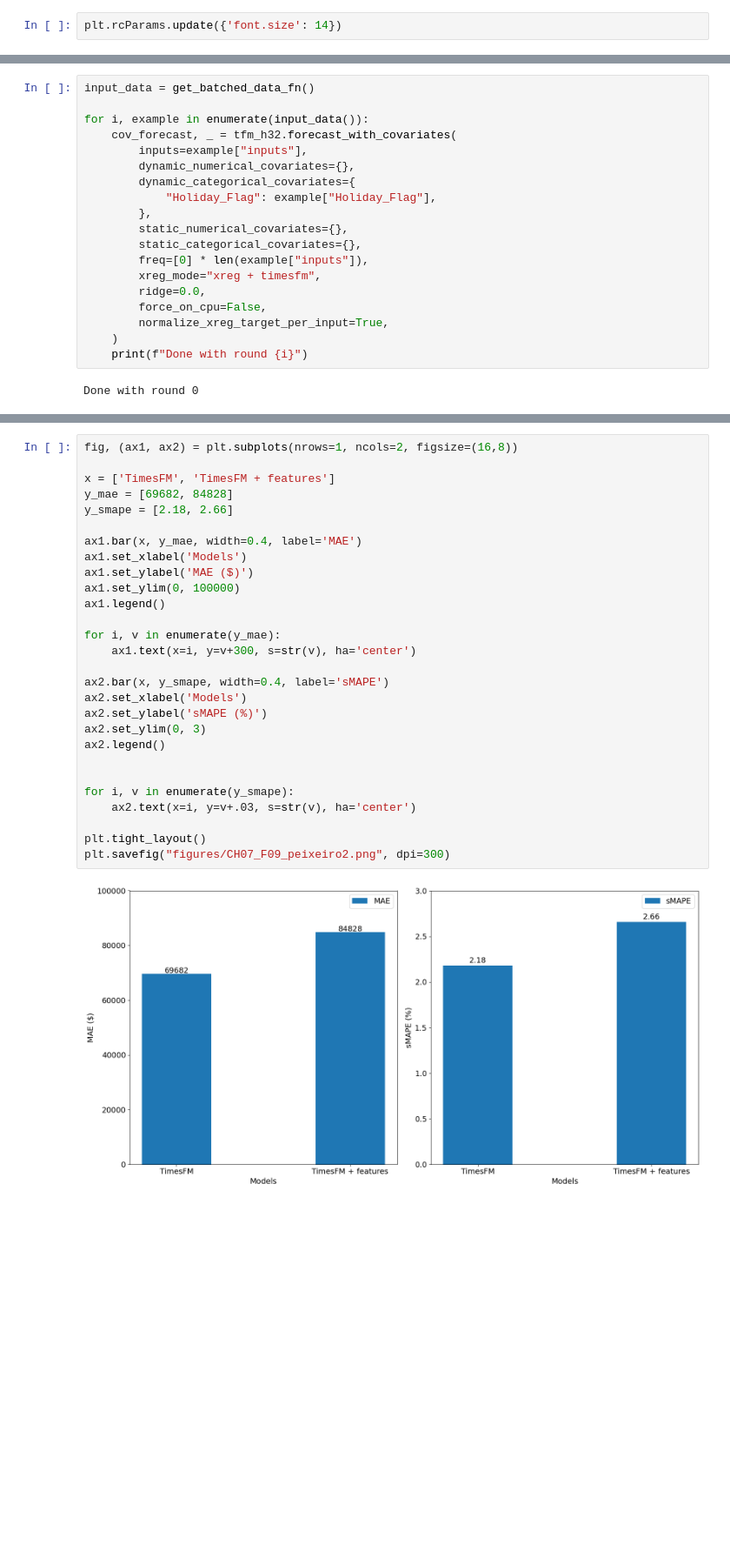
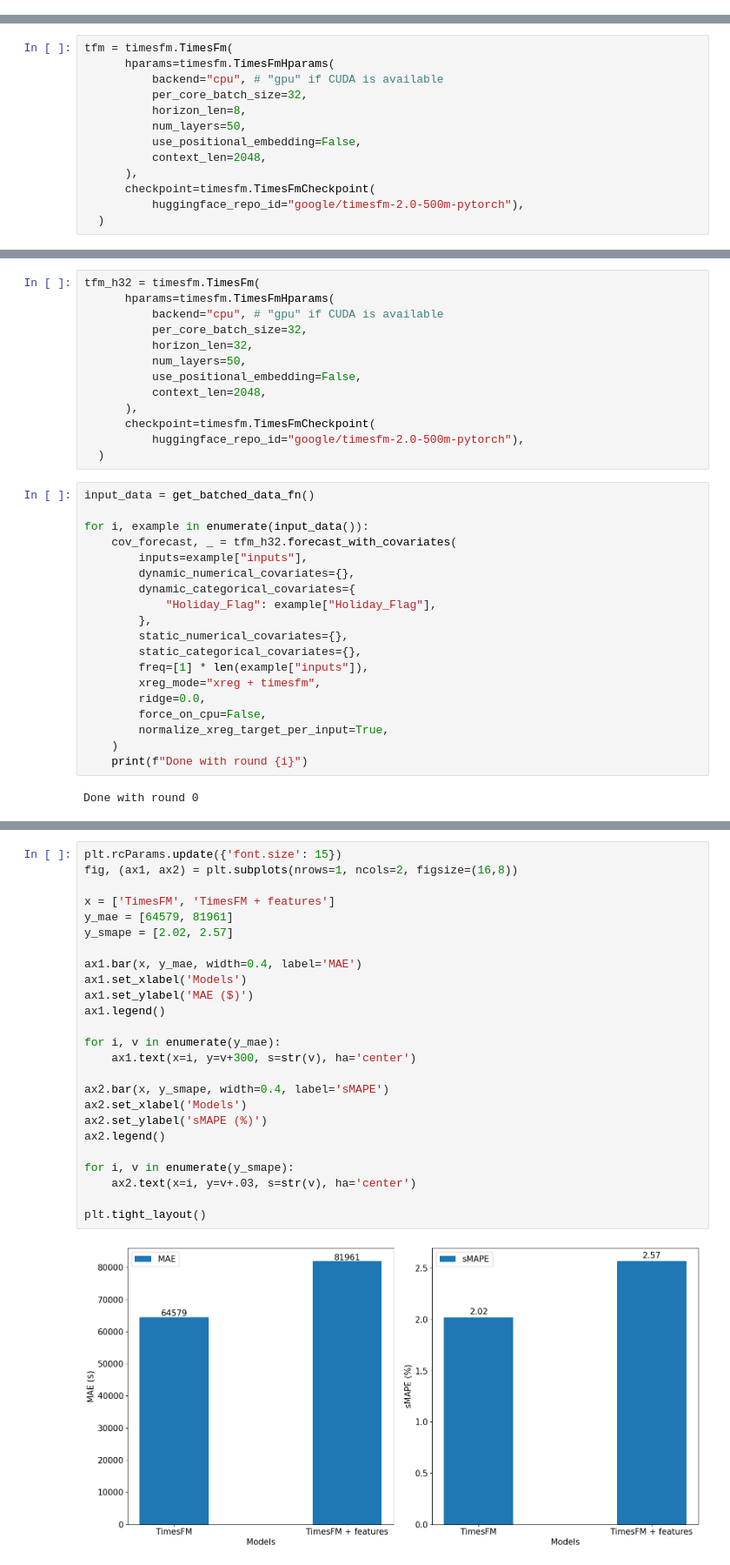
Before and after one commit to marcopeix/TimeSeriesForecastingUsingFoundationModels, a Jupyter notebook: CH07/CH07.ipynb, the cells around one changed output, grey strips where cells are left out. Shown at 87% size. Drawn from its saved outputs; the diff is of its cells as text; blank space fills up the shorter version.

Commit message:
Rerun with new TimesFM endpoint

```diff
--- a/CH07/CH07.ipynb
+++ b/CH07/CH07.ipynb
@@ -31,5 +38,3 @@ warnings.filterwarnings('ignore')
-# %%
-plt.rcParams.update({'font.size': 14})
 # %%
 df = pd.read_csv("https://raw.githubusercontent.com/marcopeix/FoundationModelsForTimeSeriesForecasting/main/data/walmart_sales_small.csv")
 df.head()
@@ -69,3 +48,16 @@ Jitted decoding in 48.73 seconds.
+# %%
+tfm = timesfm.TimesFm(
+      hparams=timesfm.TimesFmHparams(
+          backend="cpu", # "gpu" if CUDA is available
+          per_core_batch_size=32,
+          horizon_len=8,
+          num_layers=50,
+          use_positional_embedding=False,
+          context_len=2048,
+      ),
+      checkpoint=timesfm.TimesFmCheckpoint(
+          huggingface_repo_id="google/timesfm-2.0-500m-pytorch"),
+  )
 # %%
 df = df.rename(columns={"Store": "unique_id", "Date": "ds"})
 df['ds'] = pd.to_datetime(df['ds'])
@@ -281,3 +237,16 @@ Jitted decoding in 44.99 seconds.
+# %%
+tfm_h32 = timesfm.TimesFm(
+      hparams=timesfm.TimesFmHparams(
+          backend="cpu", # "gpu" if CUDA is available
+          per_core_batch_size=32,
+          horizon_len=32,
+          num_layers=50,
+          use_positional_embedding=False,
+          context_len=2048,
+      ),
+      checkpoint=timesfm.TimesFmCheckpoint(
+          huggingface_repo_id="google/timesfm-2.0-500m-pytorch"),
+  )
 # %%
 input_data = get_batched_data_fn()
 
@@ -290,7 +259,7 @@ for i, example in enumerate(input_data()):
         },
         static_numerical_covariates={},
         static_categorical_covariates={},
-        freq=[0] * len(example["inputs"]),
+        freq=[1] * len(example["inputs"]),
         xreg_mode="xreg + timesfm",
         ridge=0.0,
         force_on_cpu=False,
@@ -369,30 +337,27 @@ evaluation
 # %%
+plt.rcParams.update({'font.size': 15})
 fig, (ax1, ax2) = plt.subplots(nrows=1, ncols=2, figsize=(16,8))
 
 x = ['TimesFM', 'TimesFM + features']
-y_mae = [69682, 84828]
-y_smape = [2.18, 2.66]
+y_mae = [64579, 81961]
+y_smape = [2.02, 2.57]
 
 ax1.bar(x, y_mae, width=0.4, label='MAE')
 ax1.set_xlabel('Models')
 ax1.set_ylabel('MAE ($)')
-ax1.set_ylim(0, 100000)
 ax1.legend()
 
 for i, v in enumerate(y_mae):
     ax1.text(x=i, y=v+300, s=str(v), ha='center')
 
 ax2.bar(x, y_smape, width=0.4, label='sMAPE')
 ax2.set_xlabel('Models')
 ax2.set_ylabel('sMAPE (%)')
-ax2.set_ylim(0, 3)
 ax2.legend()
-
 
 for i, v in enumerate(y_smape):
     ax2.text(x=i, y=v+.03, s=str(v), ha='center')
 
 plt.tight_layout()
-plt.savefig("figures/CH07_F09_peixeiro2.png", dpi=300)
 # %% [output]
-[figure, old version]
+[figure, new version]
```
Also changed, not shown: parts of 15 cells of this notebook.
